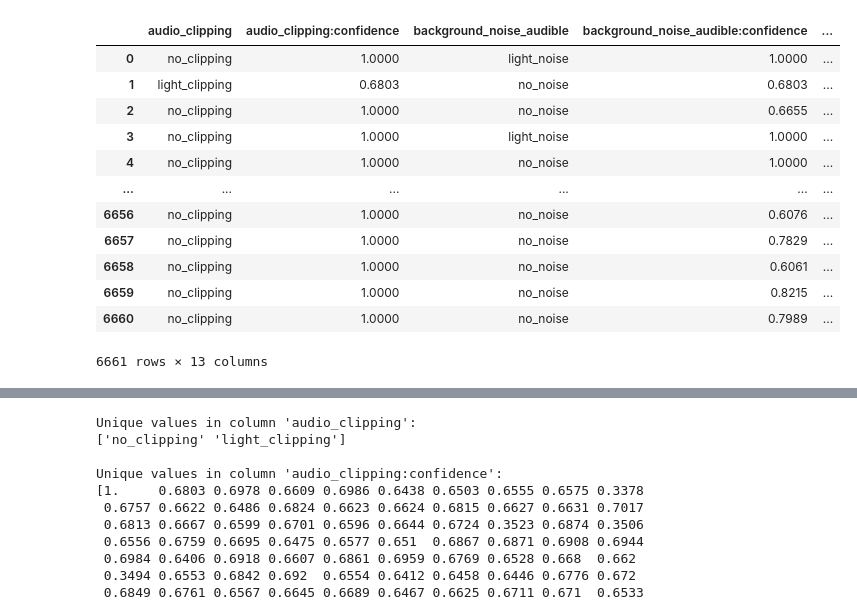
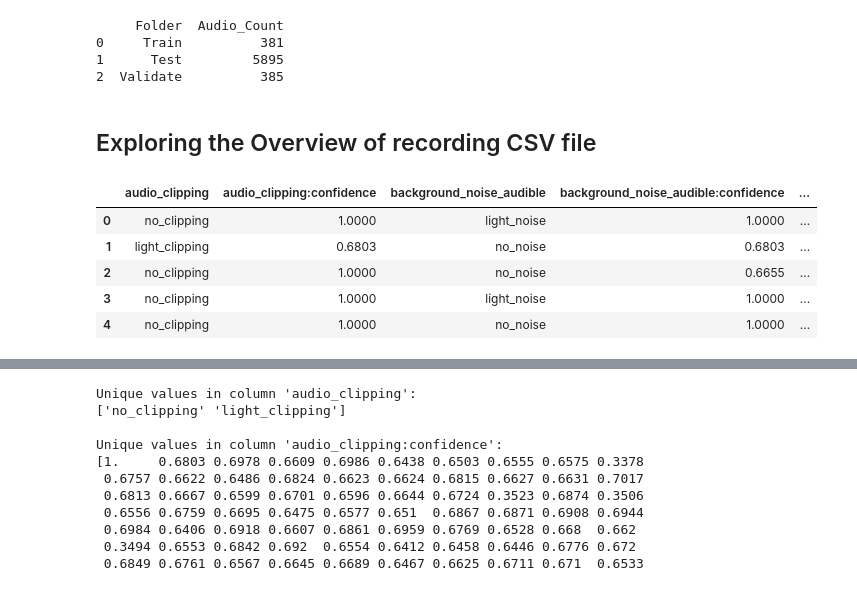
Before and after one commit to Kunal18/Multi-Modal-Intent-Recognition-in-Healthcare, a Jupyter notebook: IntentClassification.ipynb, the cells around one changed output, grey strips where cells are left out. Cells and saved outputs as stored; diff of their text form; code cells hidden in the pictures.

```diff
--- a/IntentClassification.ipynb
+++ b/IntentClassification.ipynb
@@ -28 +54,10 @@ import re
+# %%
+print(counts_df)
+# %% [output]
+     Folder  Audio_Count
+0     Train          381
+1      Test         5895
+2  Validate          385
+# %% [markdown]
+## Exploring the Overview of recording CSV file
 # %%
@@ -32,18 +65,11 @@ file_path = 'overview-of-recordings.csv'
 
 df = pd.read_csv(file_path)
 # %%
-df
+df.head()
 # %% [output]
 |  | audio_clipping | audio_clipping:confidence | background_noise_audible | background_noise_audible:confidence | ... |
 | 0 | no_clipping | 1.0000 | light_noise | 1.0000 | ... |
 | 1 | light_clipping | 0.6803 | no_noise | 0.6803 | ... |
 | 2 | no_clipping | 1.0000 | no_noise | 0.6655 | ... |
 | 3 | no_clipping | 1.0000 | light_noise | 1.0000 | ... |
 | 4 | no_clipping | 1.0000 | no_noise | 1.0000 | ... |
-| ... | ... | ... | ... | ... | ... |
-| 6656 | no_clipping | 1.0000 | no_noise | 0.6076 | ... |
-| 6657 | no_clipping | 1.0000 | no_noise | 0.7829 | ... |
-| 6658 | no_clipping | 1.0000 | no_noise | 0.6061 | ... |
-| 6659 | no_clipping | 1.0000 | no_noise | 0.8215 | ... |
-| 6660 | no_clipping | 1.0000 | no_noise | 0.7989 | ... |
-6661 rows × 13 columns
```
Also changed, not shown: parts of 8 cells of this notebook.
